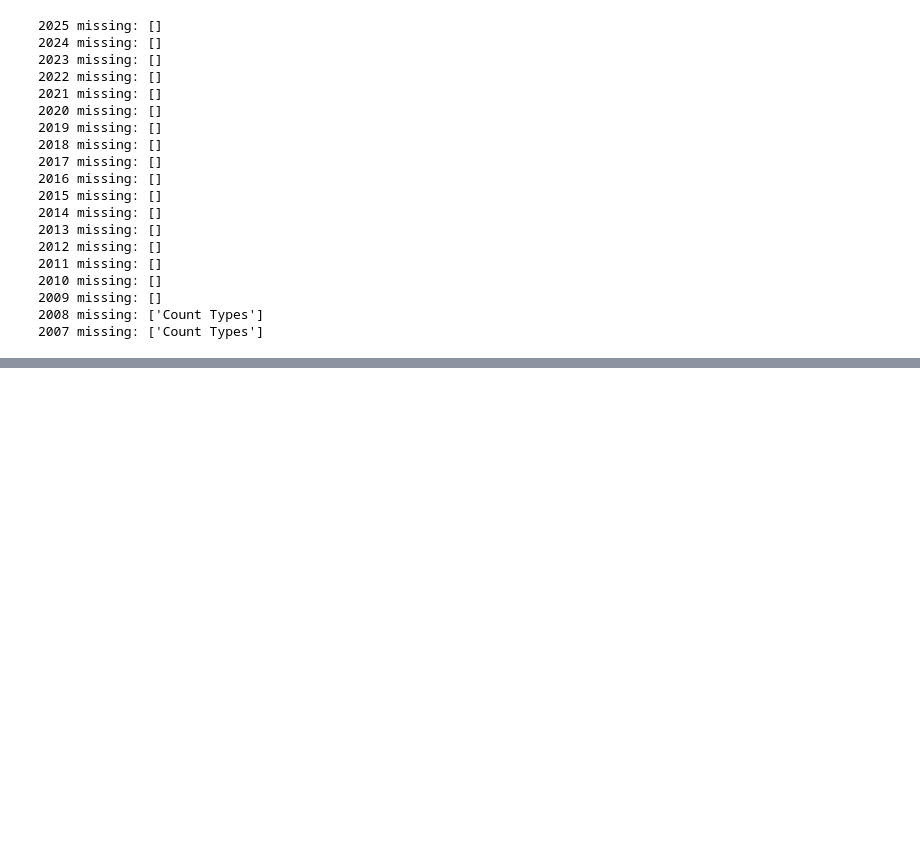
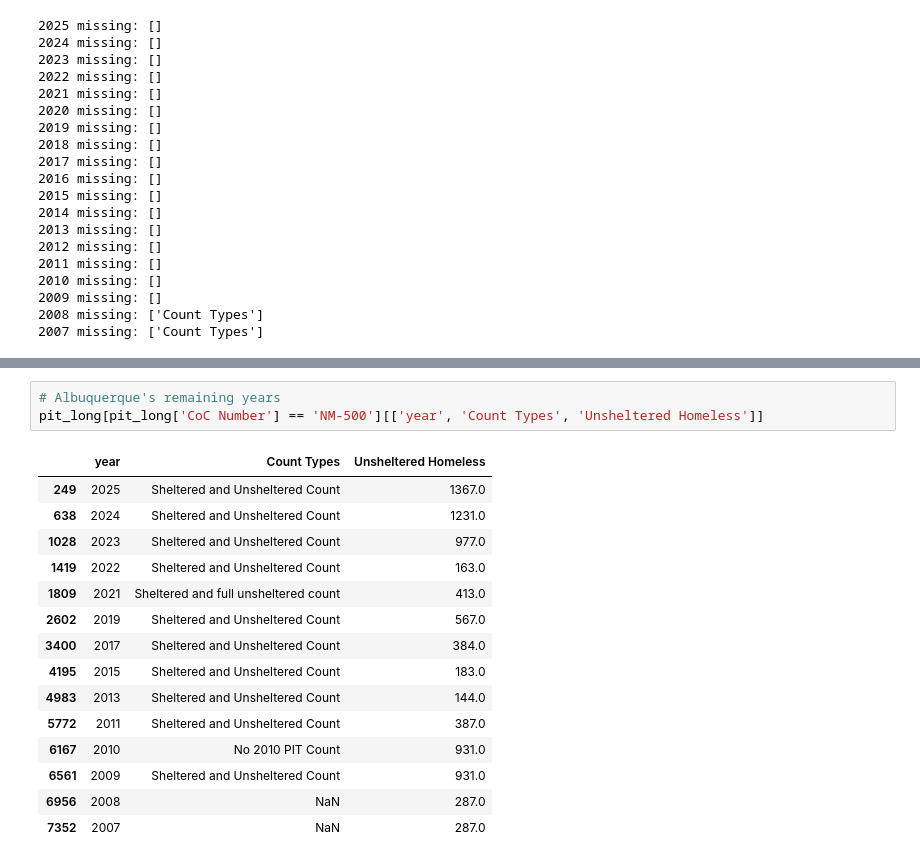
Before and after one commit to hmsealy/Capstone-Data-science-Class-, a Jupyter notebook: homeless.ipynb, the cells around one changed output, grey strips where cells are left out. Drawn from its saved outputs; the diff is of its cells as text; blank space fills up the shorter version.

```diff
--- a/homeless.ipynb
+++ b/homeless.ipynb
@@ -153,0 +233,19 @@ for yr in year_tabs:
+# %%
+# Albuquerque's remaining years
+pit_long[pit_long['CoC Number'] == 'NM-500'][['year', 'Count Types', 'Unsheltered Homeless']]
+# %% [output]
+|  | year | Count Types | Unsheltered Homeless |
+| 249 | 2025 | Sheltered and Unsheltered Count | 1367.0 |
+| 638 | 2024 | Sheltered and Unsheltered Count | 1231.0 |
+| 1028 | 2023 | Sheltered and Unsheltered Count | 977.0 |
+| 1419 | 2022 | Sheltered and Unsheltered Count | 163.0 |
+| 1809 | 2021 | Sheltered and full unsheltered count | 413.0 |
+| 2602 | 2019 | Sheltered and Unsheltered Count | 567.0 |
+| 3400 | 2017 | Sheltered and Unsheltered Count | 384.0 |
+| 4195 | 2015 | Sheltered and Unsheltered Count | 183.0 |
+| 4983 | 2013 | Sheltered and Unsheltered Count | 144.0 |
+| 5772 | 2011 | Sheltered and Unsheltered Count | 387.0 |
+| 6167 | 2010 | No 2010 PIT Count | 931.0 |
+| 6561 | 2009 | Sheltered and Unsheltered Count | 931.0 |
+| 6956 | 2008 | NaN | 287.0 |
+| 7352 | 2007 | NaN | 287.0 |
```
Also changed, not shown: parts of 3 cells of this notebook.
